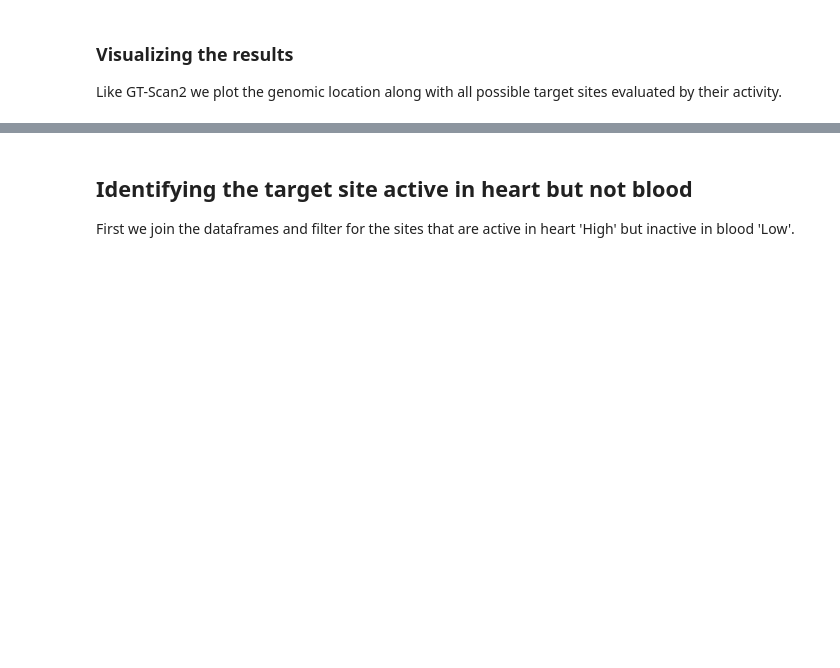
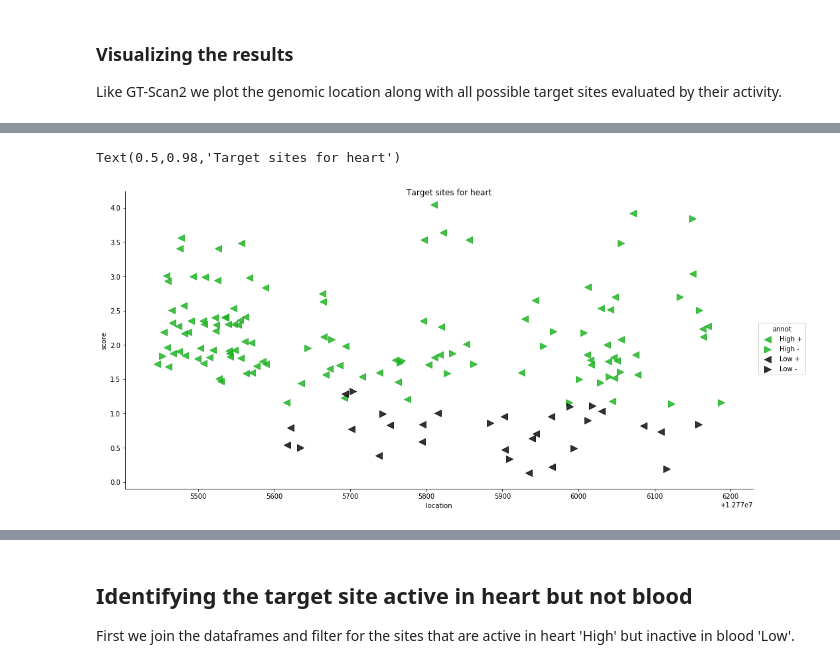
Before and after one commit to BauerLab/GT-scan2-Notebooks, a Jupyter notebook: notebook-casestudy.ipynb, the cells around one changed output, grey strips where cells are left out. Saved outputs shown, nothing was run; the diff lists cells and outputs as text; code cells hidden in the pictures; blank space fills up the shorter version.

```diff
--- a/notebook-casestudy.ipynb
+++ b/notebook-casestudy.ipynb
@@ -292,0 +160,16 @@ py.iplot(heart_data, filename='cas9-target-sites-view-scatter-mode-2')
+# %%
+heart_df['annot']=heart_df['activity']+" "+heart_df['strand']
+
+g= sns.lmplot('location', # Horizontal axis
+           'score', # Vertical axis
+           data=heart_df, # Data source
+           fit_reg=False, # Don't fix a regression line
+           hue="annot", # Set color
+           palette=sns.xkcd_palette(['green','green','black','black']), # set color palette
+           markers = ['<','>','<','>'], # set marker
+              scatter_kws={"s": 100}, #size of the markers
+             size=7, aspect=2) #size of the image
+g.fig.suptitle("Target sites for heart")
+# %% [output]
+Text(0.5,0.98,'Target sites for heart')
+[figure, added]
```
Also changed, not shown: parts of 7 cells of this notebook.
